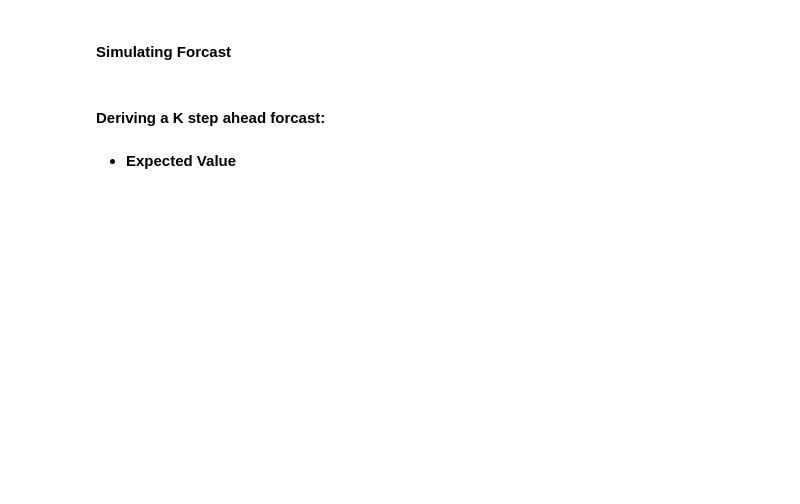
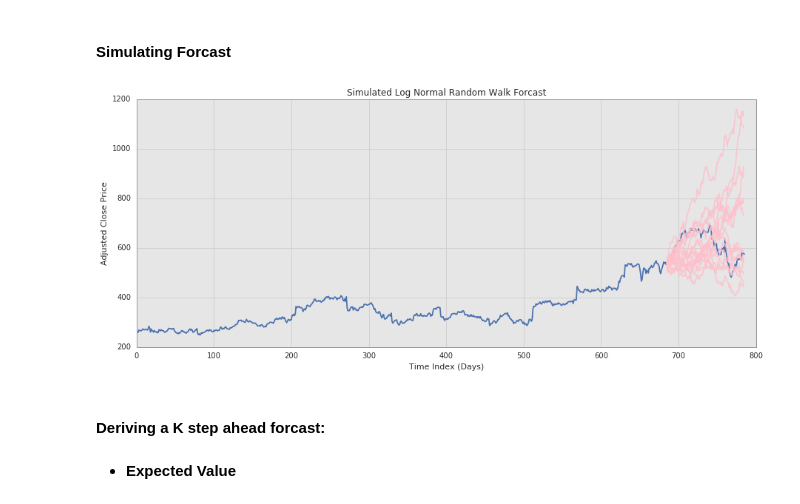
Before and after one commit to bbahmany/quant-finance, a Jupyter notebook: 06-Presentation.ipynb, the cells around one changed output. Drawn from its saved outputs; the diff is of its cells as text; code cells hidden in the pictures; blank space fills up the shorter version.

```diff
--- a/06-Presentation.ipynb
+++ b/06-Presentation.ipynb
@@ -53,7 +61,9 @@ sns.distplot(np.random.lognormal(fit[0], np.sqrt(fit[1]), size=1000000));
 # %% [markdown]
 #### Simulating Forcast
 # %%
-plot_simulated_forcast(tech['AMZN'], window=100, ahead=135, train_on=650, n=10);
+plot_simulated_forcast(tech['AMZN'], window=20, ahead=100, train_on=685, n=15)
+# %% [output]
+[figure, added]
 # %% [markdown]
 #### Deriving a K step ahead forcast:
 # %% [markdown]
```
Also changed, not shown: parts of 23 cells of this notebook, 1 other file.
